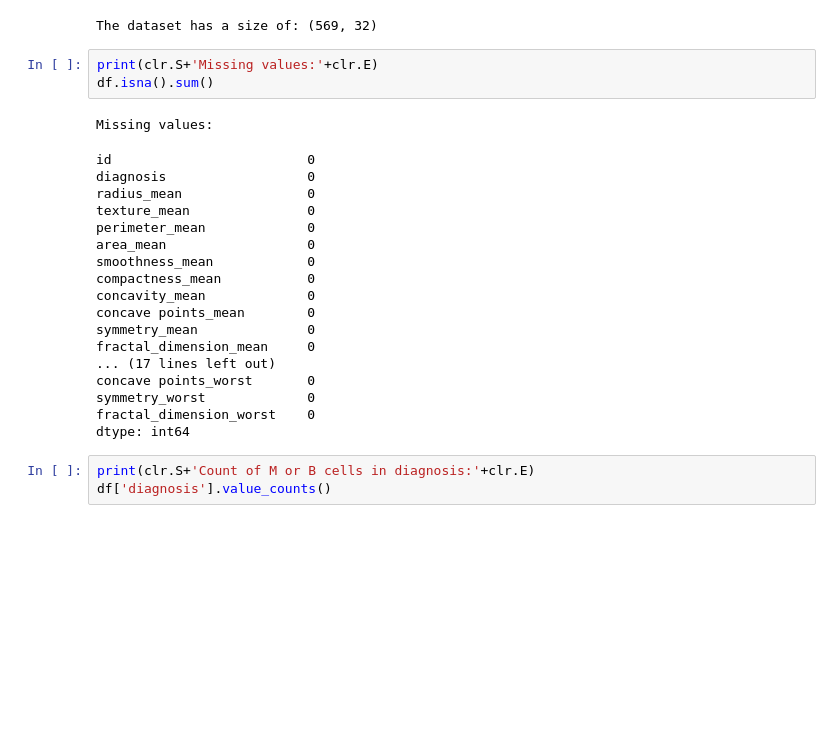
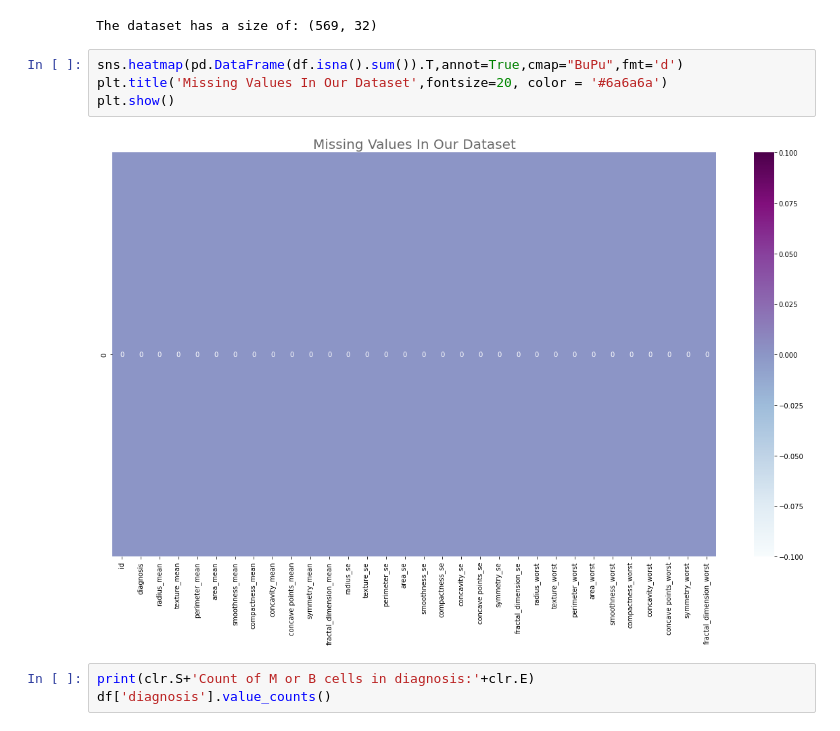
Before and after one commit to vainero/Breast-Cancer-Diagnosis, a Jupyter notebook: breast-cancer-diagnosis-logistic-regression.ipynb, the cells around one changed output. Saved outputs shown, nothing was run; the diff lists cells and outputs as text; blank space fills up the shorter version.

Commit message:
Kaggle Notebook | Breast Cancer Diagnosis - Logistic Regression  | Version 6

```diff
--- a/breast-cancer-diagnosis-logistic-regression.ipynb
+++ b/breast-cancer-diagnosis-logistic-regression.ipynb
@@ -42,28 +55,12 @@ df.head()
 print(clr.S+'The dataset has a size of:'+clr.E, df.shape)
 # %% [output]
 The dataset has a size of: (569, 32)
-# %%
-print(clr.S+'Missing values:'+clr.E)
-df.isna().sum()
-# %% [output]
-Missing values:
-id                         0
-diagnosis                  0
-radius_mean                0
-texture_mean               0
-perimeter_mean             0
-area_mean                  0
-smoothness_mean            0
-compactness_mean           0
-concavity_mean             0
-concave points_mean        0
-symmetry_mean              0
-fractal_dimension_mean     0
-... (17 lines left out)
-concave points_worst       0
-symmetry_worst             0
-fractal_dimension_worst    0
-dtype: int64
+# %%
+sns.heatmap(pd.DataFrame(df.isna().sum()).T,annot=True,cmap="BuPu",fmt='d')
+plt.title('Missing Values In Our Dataset',fontsize=20, color = '#6a6a6a')
+plt.show()
+# %% [output]
+[figure, added]
 # %%
 print(clr.S+'Count of M or B cells in diagnosis:'+clr.E)
 df['diagnosis'].value_counts()
```
Also changed, not shown: parts of 22 cells of this notebook.
